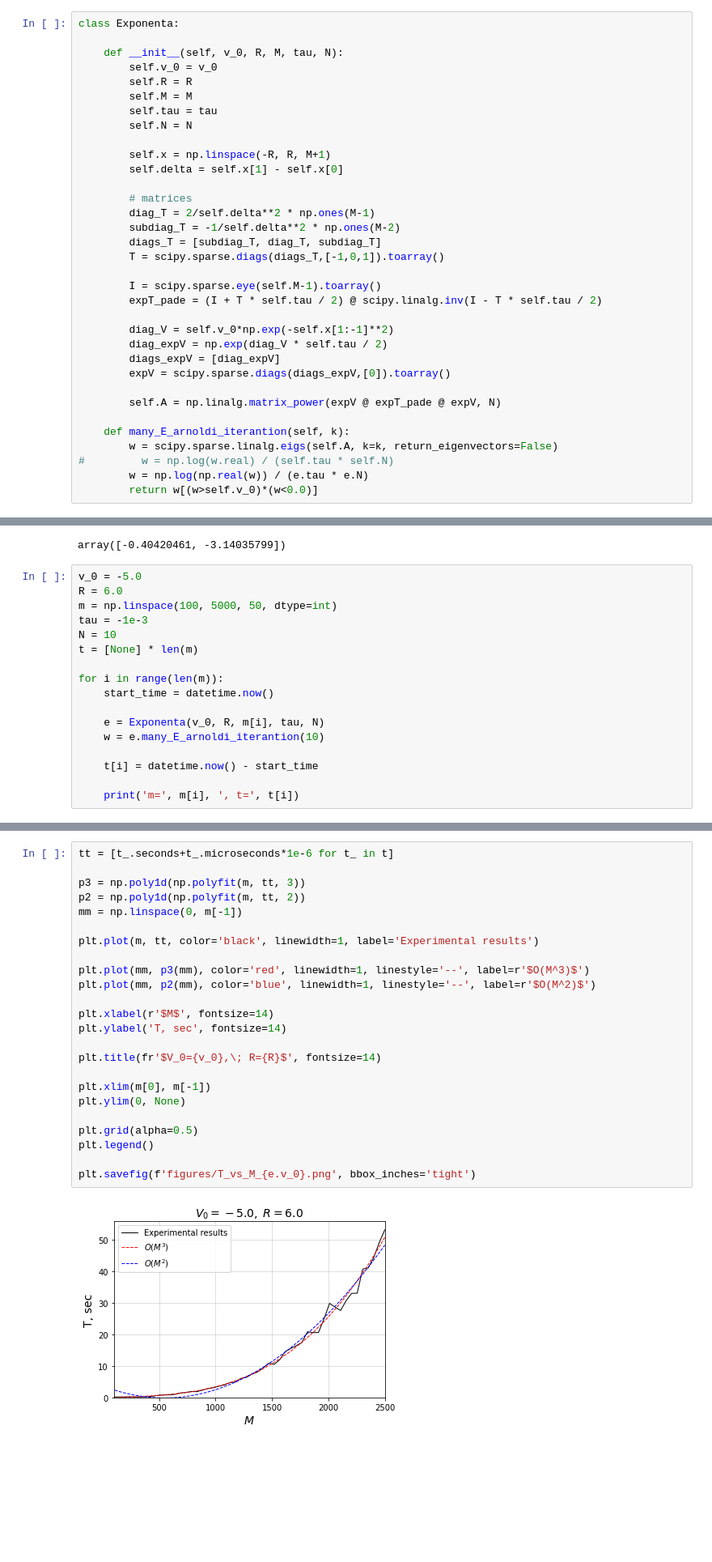
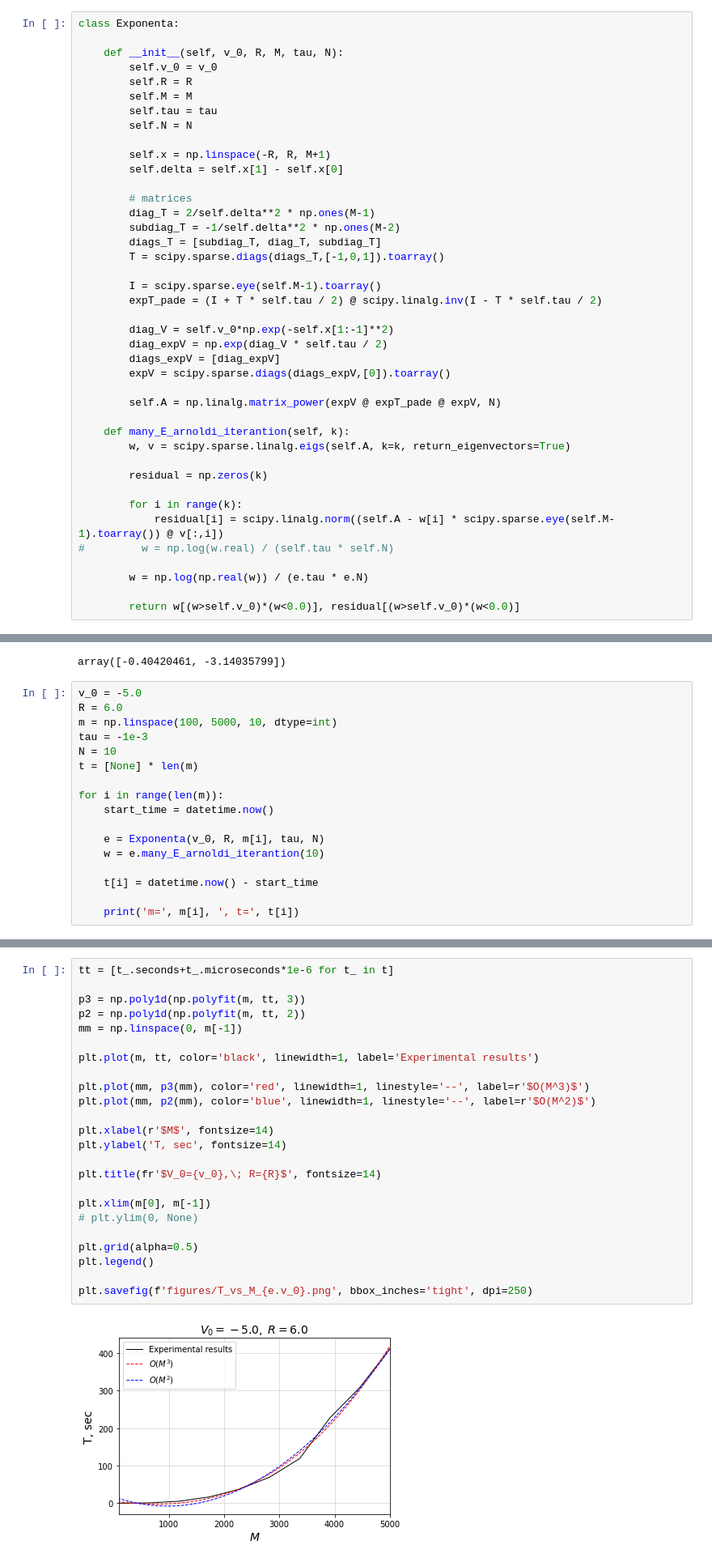
Before and after one commit to MrKozelberg/gaussian_wall, a Jupyter notebook: task_5/task_5.ipynb, the cells around one changed output, grey strips where cells are left out. Shown at 81% size. Cells and saved outputs as stored; diff of their text form; blank space fills up the shorter version.

```diff
--- a/task_5/task_5.ipynb
+++ b/task_5/task_5.ipynb
@@ -39,10 +41,17 @@ class Exponenta:
         self.A = np.linalg.matrix_power(expV @ expT_pade @ expV, N)
 
     def many_E_arnoldi_iterantion(self, k):
-        w = scipy.sparse.linalg.eigs(self.A, k=k, return_eigenvectors=False)
+        w, v = scipy.sparse.linalg.eigs(self.A, k=k, return_eigenvectors=True)
+
+        residual = np.zeros(k)
+
+        for i in range(k):
+            residual[i] = scipy.linalg.norm((self.A - w[i] * scipy.sparse.eye(self.M-1).toarray()) @ v[:,i])
 #         w = np.log(w.real) / (self.tau * self.N)
+
         w = np.log(np.real(w)) / (e.tau * e.N)
-        return w[(w>self.v_0)*(w<0.0)]
+
+        return w[(w>self.v_0)*(w<0.0)], residual[(w>self.v_0)*(w<0.0)]
 # %%
 # constants
 v_0 = -5.0
@@ -59,7 +68,7 @@ array([-0.40420461, -3.14035799])
 # %%
 v_0 = -5.0
 R = 6.0
-m = np.linspace(100, 5000, 50, dtype=int)
+m = np.linspace(100, 5000, 10, dtype=int)
 tau = -1e-3
 N = 10
 t = [None] * len(m)
@@ -94,29 +96,29 @@ m= 2500 , t= 0:00:53.276745
 # %%
 tt = [t_.seconds+t_.microseconds*1e-6 for t_ in t]
 
 p3 = np.poly1d(np.polyfit(m, tt, 3))
 p2 = np.poly1d(np.polyfit(m, tt, 2))
 mm = np.linspace(0, m[-1])
 
 plt.plot(m, tt, color='black', linewidth=1, label='Experimental results')
 
 plt.plot(mm, p3(mm), color='red', linewidth=1, linestyle='--', label=r'$O(M^3)$')
 plt.plot(mm, p2(mm), color='blue', linewidth=1, linestyle='--', label=r'$O(M^2)$')
 
 plt.xlabel(r'$M$', fontsize=14)
 plt.ylabel('T, sec', fontsize=14)
 
 plt.title(fr'$V_0={v_0},\; R={R}$', fontsize=14)
 
 plt.xlim(m[0], m[-1])
-plt.ylim(0, None)
+# plt.ylim(0, None)
 
 plt.grid(alpha=0.5)
 plt.legend()
 
-plt.savefig(f'figures/T_vs_M_{e.v_0}.png', bbox_inches='tight')
+plt.savefig(f'figures/T_vs_M_{e.v_0}.png', bbox_inches='tight', dpi=250)
 # %% [output]
-[figure, old version]
+[figure, new version]
 # %%
 v_0 = -5.0
 R = 6.0
```
Also changed, not shown: parts of 9 cells of this notebook, 5 other files.
